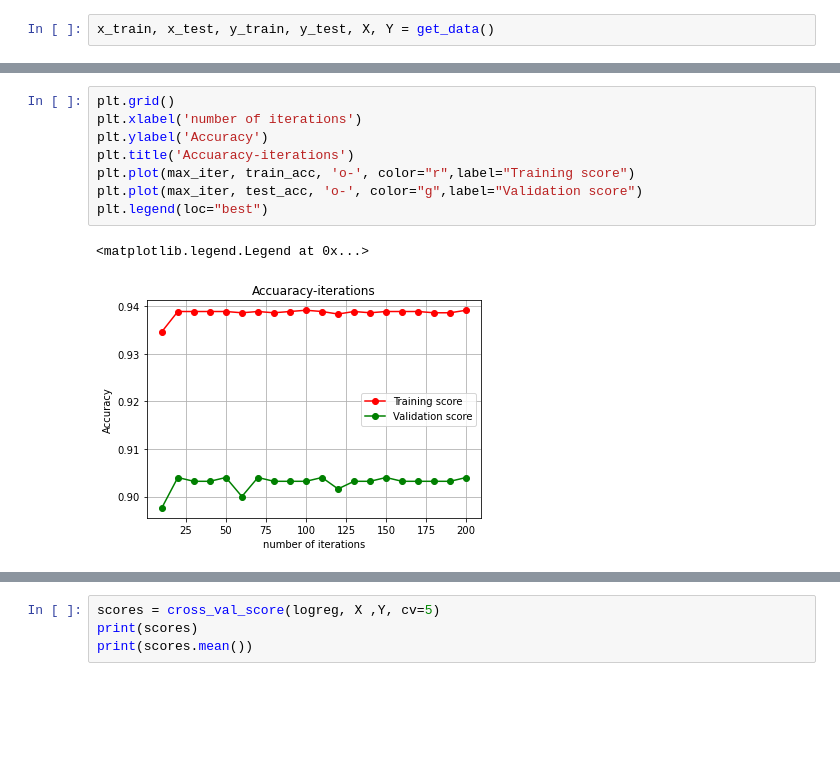
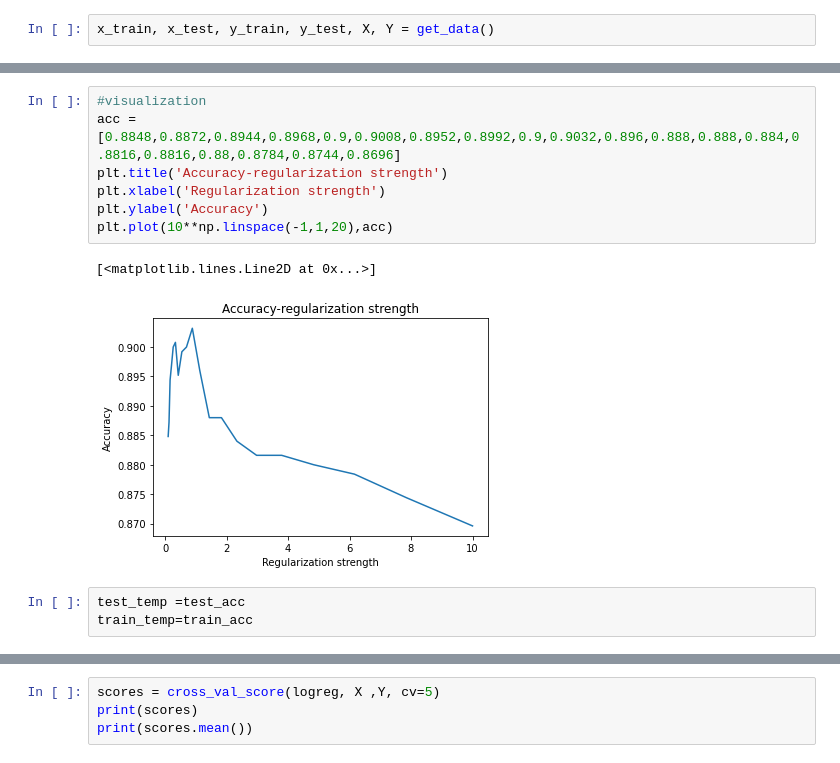
Before and after one commit to tonyKxm/AMLS_assignment20_21, a Jupyter notebook: AMLS_20-21_SN20073066/A1/gender_LR.ipynb, the cells around one changed output, grey strips where cells are left out. Cells and saved outputs as stored; diff of their text form; blank space fills up the shorter version.

```diff
--- a/AMLS_20-21_SN20073066/A1/gender_LR.ipynb
+++ b/AMLS_20-21_SN20073066/A1/gender_LR.ipynb
@@ -43,11 +105,13 @@ for iter_ in max_iter:
-# %%
-plt.grid()
-plt.xlabel('number of iterations')
-plt.ylabel('Accuracy')
-plt.title('Accuaracy-iterations')
-plt.plot(max_iter, train_acc, 'o-', color="r",label="Training score")
-plt.plot(max_iter, test_acc, 'o-', color="g",label="Validation score")
-plt.legend(loc="best")
-# %% [output]
-<matplotlib.legend.Legend at 0x...>
-[figure, removed]
+# %%
+#visualization
+acc = [0.8848,0.8872,0.8944,0.8968,0.9,0.9008,0.8952,0.8992,0.9,0.9032,0.896,0.888,0.888,0.884,0.8816,0.8816,0.88,0.8784,0.8744,0.8696]
+plt.title('Accuracy-regularization strength')
+plt.xlabel('Regularization strength')
+plt.ylabel('Accuracy')
+plt.plot(10**np.linspace(-1,1,20),acc)
+# %% [output]
+[<matplotlib.lines.Line2D at 0x...>]
+[figure, added]
+# %%
+test_temp =test_acc
+train_temp=train_acc
```
Also changed, not shown: parts of 4 cells of this notebook.
